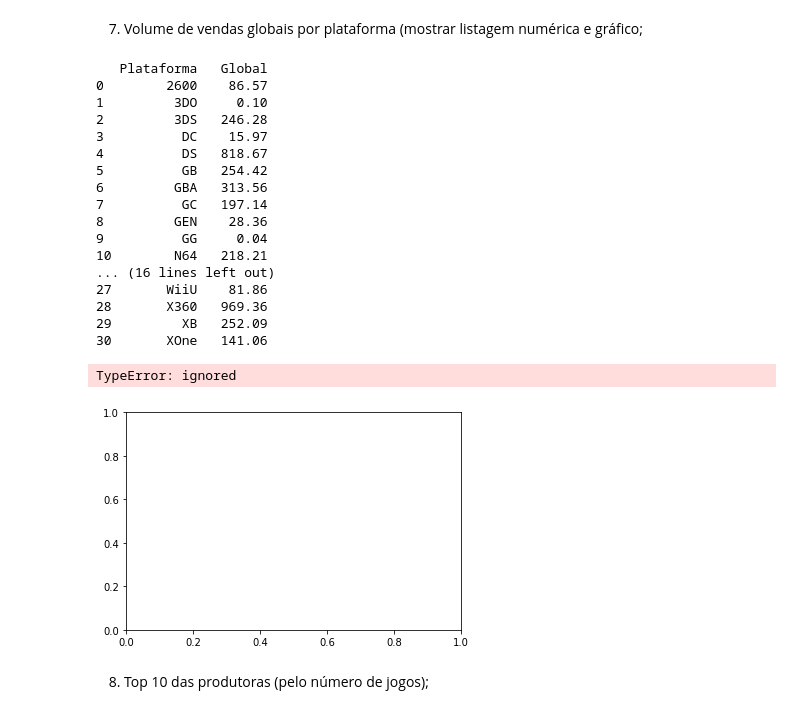
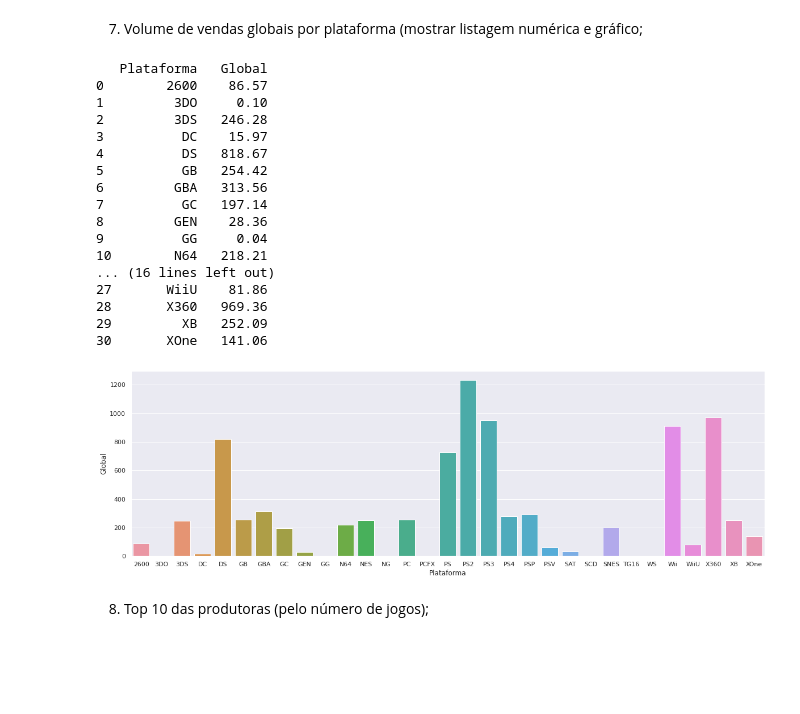
Before and after one commit to nicholascfp/DSBD, a Jupyter notebook: Notebooks/Tarefa_3_6_Nícholas.ipynb, the cells around one changed output. Drawn from its saved outputs; the diff is of its cells as text; code cells hidden in the pictures; blank space fills up the shorter version.

```diff
--- a/Notebooks/Tarefa_3_6_Nícholas.ipynb
+++ b/Notebooks/Tarefa_3_6_Nícholas.ipynb
@@ -288,42 +274,32 @@ dtype: int64
 [interactive output not drawn]
 # %% [markdown]
 7. Volume de vendas globais por plataforma (mostrar listagem numérica e gráfico;
-# %%
-#II.7
-volume_plat = df.groupby(by = ['Plataforma'], as_index = False)['Global'].sum()
-print(volume_plat)
-
-plt.barh(volume_plat['Plataforma'], volume_plat['Global'], color='red')
-plt.subplots_adjust(left   = 1.50,
-                    bottom = 3.00,
-                    right  = 4.25,
-                    top    = 5.00,
-                    wspace = 0.25,
-                    hspace = 2.00)
-
-plt.xlabel('Global')
-plt.ylabel('Plataforma')
-plt.show()
-# %% [output]
-   Plataforma   Global
-0        2600    86.57
-1         3DO     0.10
-2         3DS   246.28
-3          DC    15.97
-4          DS   818.67
-5          GB   254.42
-6         GBA   313.56
-7          GC   197.14
-8         GEN    28.36
-9          GG     0.04
-10        N64   218.21
-... (16 lines left out)
-27       WiiU    81.86
-28       X360   969.36
-29         XB   252.09
-30       XOne   141.06
-TypeError: ignored
-[figure, removed]
+# %%
+volume_plat = df.groupby(by = ['Plataforma'], as_index = False)['Global'].sum()
+print(volume_plat)
+
+sbn.set(rc={'figure.figsize':(20,6)})
+ax = sbn.barplot(x='Plataforma',  y='Global', ci=False,data=volume_plat)
+plt.show()
+# %% [output]
+   Plataforma   Global
+0        2600    86.57
+1         3DO     0.10
+2         3DS   246.28
+3          DC    15.97
+4          DS   818.67
+5          GB   254.42
+6         GBA   313.56
+7          GC   197.14
+8         GEN    28.36
+9          GG     0.04
+10        N64   218.21
+... (16 lines left out)
+27       WiiU    81.86
+28       X360   969.36
+29         XB   252.09
+30       XOne   141.06
+[figure, added]
 # %% [markdown]
 8. Top 10 das produtoras (pelo número de jogos);
 # %%
```
Also changed, not shown: parts of 5 cells of this notebook.
